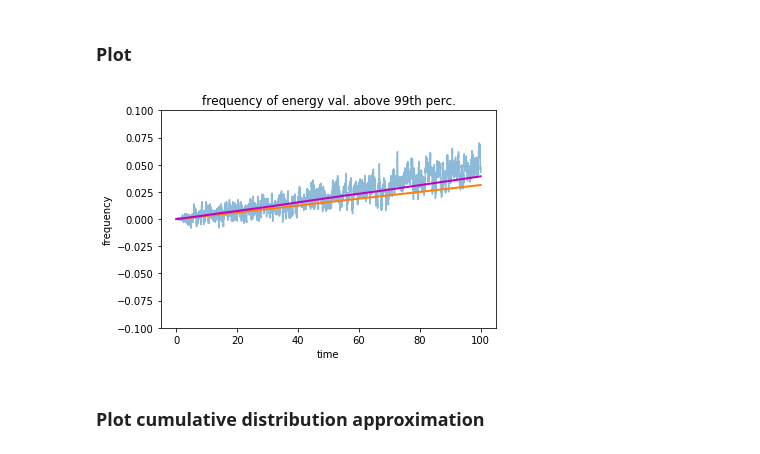
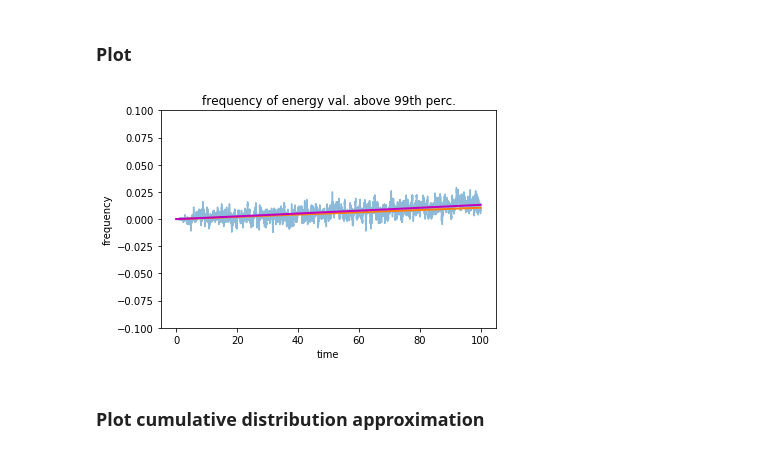
Before and after one commit to mcucchi9/exotic, a Jupyter notebook: docs/notebooks/predictions_linear_plot.ipynb, the cells around one changed output. Saved outputs shown, nothing was run; the diff lists cells and outputs as text; code cells hidden in the pictures.

```diff
--- a/docs/notebooks/predictions_linear_plot.ipynb
+++ b/docs/notebooks/predictions_linear_plot.ipynb
@@ -54,10 +62,7 @@ resp_pred_semidiff = {}
 resp_pred_normal = {}
 for obs in obs_all:
     resp_real[obs] = xr.open_dataarray(
-        '/home/cucchi/phd/data/response/lorenz96/rk4/{f}/response_lorenz96_rk4_{o}_{f}.nc'.format(
-            o=obs,
-            f=forcing
-        )
+        f'/home/marco/phd/data/response/lorenz96/rk4/{forcing}/{observable}/response_lorenz96_rk4_{obs}_{forcing}.nc'
     )
     resp_pred_semidiff[obs] = analysis.compute_response(chi_semidiff[obs], forcings.LinearForcing(
         linear_coefficient=force_linear_coefficient,
@@ -146,10 +168,7 @@ resp_pred_semidiff = {}
 resp_pred_normal = {}
 for obs in obs_all:
     resp_real[obs] = xr.open_dataarray(
-        '/home/cucchi/phd/data/response/lorenz96/rk4/{f}/response_lorenz96_rk4_{o}_{f}.nc'.format(
-            o=obs,
-            f=forcing
-        )
+        f'/home/marco/phd/data/response/lorenz96/rk4/{forcing}/{observable}/response_lorenz96_rk4_{obs}_{forcing}.nc'
     )
     resp_pred_semidiff[obs] = analysis.compute_response(chi_semidiff[obs], forcings.LinearForcing(
         linear_coefficient=force_linear_coefficient,
@@ -216,22 +228,20 @@ plt.savefig('/home/cucchi/phd/devel/phd/logbook/fig/pred_below_L_{}_{}.png'.form
 # %% [markdown]
 ## Single Plot
 # %%
-force_linear_coefficient = 0.03
+force_linear_coefficient = 0.01
 deactivation_time = 100
-forcing = 'LF_8_{}_0_{}'.format(force_linear_coefficient, deactivation_time)
-obs = 'energy_exceed_0.99q'
+forcing = f'LF_8.0_{force_linear_coefficient}_0_{deactivation_time}'
+observable = 'energy'
+obs = f'{observable}_exceed_0.99q'
 # %%
-response_p1 = xr.open_dataarray(os.path.join(REF_RESP_PATH[0], 'response_lorenz96_rk4_{}_SF_8_1.0_0.nc'.format(obs)))
-response_m1 = xr.open_dataarray(os.path.join(REF_RESP_PATH[1], 'response_lorenz96_rk4_{}_SF_8_-1.0_0.nc'.format(obs)))
+response_p1 = xr.open_dataarray(os.path.join(REF_RESP_PATH[0], observable, f'response_lorenz96_rk4_{obs}_SF_8.0_1.0_0.nc'))
+response_m1 = xr.open_dataarray(os.path.join(REF_RESP_PATH[1], observable, f'response_lorenz96_rk4_{obs}_SF_8.0_-1.0_0.nc'))
 response_semidiff = (response_p1 - response_m1)/2
 chi_semidiff = analysis.compute_susceptibility(response_semidiff.values.squeeze())
 chi_normal = analysis.compute_susceptibility(response_p1.values.squeeze())
 
 resp_real = xr.open_dataarray(
-    '/home/cucchi/phd/data/response/lorenz96/rk4/{f}/response_lorenz96_rk4_{o}_{f}.nc'.format(
-        o=obs,
-        f=forcing
-    )
+    f'/home/marco/phd/data/response/lorenz96/rk4/{forcing}/{observable}/response_lorenz96_rk4_{obs}_{forcing}.nc'
 )
 resp_pred_semidiff = analysis.compute_response(chi_semidiff, forcings.LinearForcing(
     linear_coefficient=force_linear_coefficient,
@@ -246,27 +256,29 @@ resp_pred_normal = analysis.compute_response(chi_normal , forcings.LinearForcing
 # %%
 l1, = plt.plot(np.arange(0, 100, 0.01), resp_real.values, alpha=0.5)
 l2, = plt.plot(np.arange(0, 100, 0.01), resp_pred_semidiff[0:10000], linewidth=2)
 l3, = plt.plot(np.arange(0, 100, 0.01), resp_pred_normal[0:10000], linewidth=2, color='m')
 #plt.set_title(titles[k], size=17)
 plt.ylim(-0.10, 0.10)
 #plt.tick_params(labelsize='x-normal')
 std_real = resp_real.std().values
 avg_real = resp_real.mean().values
 sig_digit_real = -math.floor(math.log10(std_real))
 std_pred_normal = resp_pred_normal[0:10000].std()
 avg_pred_normal = resp_pred_normal[0:10000].mean()
 sig_digit_pred_normal = -math.floor(math.log10(std_pred_normal))
 std_pred_semidiff = resp_pred_semidiff[0:10000].std()
 avg_pred_semidiff = resp_pred_semidiff[0:10000].mean()
 sig_digit_pred_semidiff = -math.floor(math.log10(std_pred_semidiff))
 #plt.legend((l1, l2, l3), ('real', 'predicted (semidiff)', 'predicted (normal)'), loc='lower right', shadow=True)
 plt.title('frequency of energy val. above 99th perc.')
 plt.ylabel('frequency')
 plt.xlabel('time')
-plt.savefig('/home/cucchi/phd/devel/phd/logbook/fig/pred_{}_L_{}_{}.png'.format(
-    obs.replace('.', ''), str(force_linear_coefficient).replace('.', ''), str(deactivation_time)
-))
+
+if SAVE_FIG:
+    plt.savefig('/home/marco/phd/devel/phd/logbook/fig/pred_{}_L_{}_{}.png'.format(
+        obs.replace('.', ''), str(force_linear_coefficient).replace('.', ''), str(deactivation_time)
+    ))
 # %% [output]
-[figure, old version]
+[figure, new version]
 # %% [markdown]
 ### Plot cumulative distribution approximation
```
Also changed, not shown: parts of 16 cells of this notebook, 2 other files.
